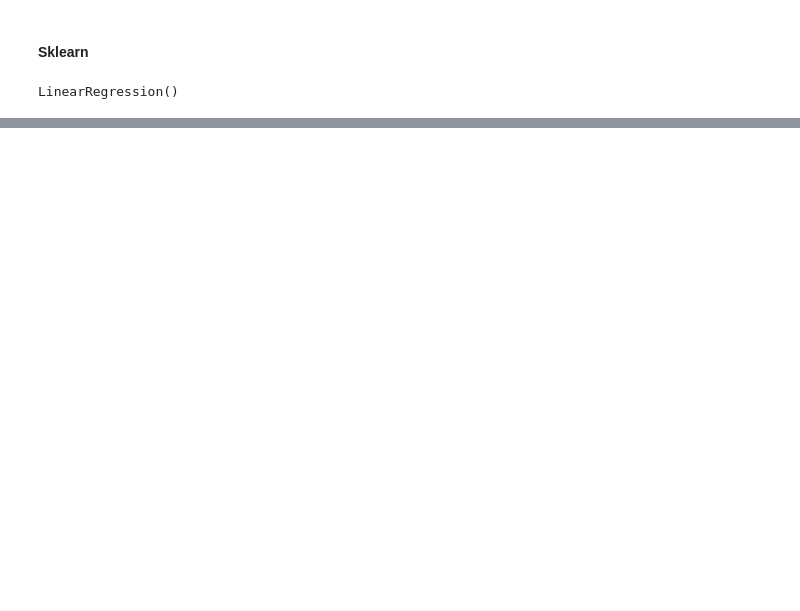
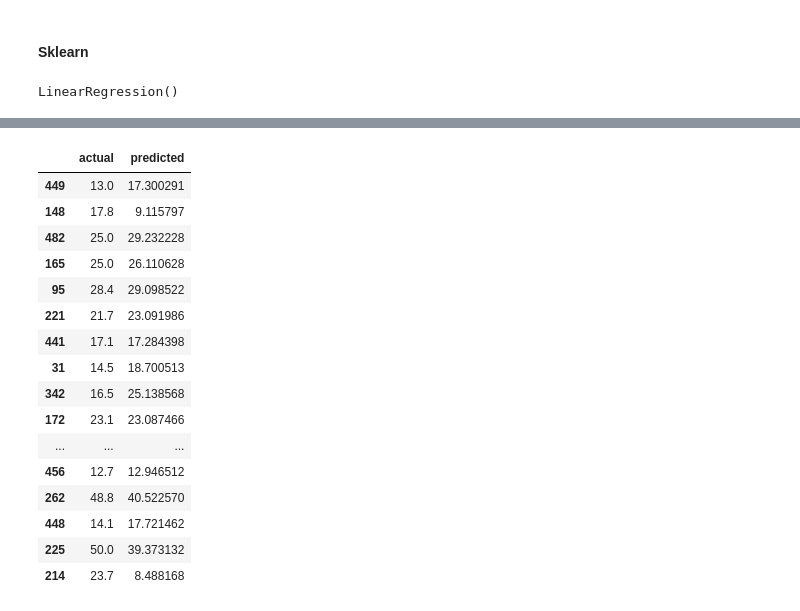
Before and after one commit to datacuriosity/MCI_Python_28S_Level_2, a Jupyter notebook: Lecture/Lecture_01+02_Linear_Regression/Lecture_01.ipynb, the cells around one changed output, grey strips where cells are left out. Cells and saved outputs as stored; diff of their text form; code cells hidden in the pictures; blank space fills up the shorter version.

```diff
--- a/Lecture/Lecture_01+02_Linear_Regression/Lecture_01.ipynb
+++ b/Lecture/Lecture_01+02_Linear_Regression/Lecture_01.ipynb
@@ -161,0 +175,23 @@ LinearRegression()
+# %%
+pd.options.display.max_rows = 100
+# %%
+# Compair predicted values vs actual values
+pd.DataFrame({'actual': y_test, 'predicted': linear.predict(X_test)}).head(100)
+# %% [output]
+|  | actual | predicted |
+| 449 | 13.0 | 17.300291 |
+| 148 | 17.8 | 9.115797 |
+| 482 | 25.0 | 29.232228 |
+| 165 | 25.0 | 26.110628 |
+| 95 | 28.4 | 29.098522 |
+| 221 | 21.7 | 23.091986 |
+| 441 | 17.1 | 17.284398 |
+| 31 | 14.5 | 18.700513 |
+| 342 | 16.5 | 25.138568 |
+| 172 | 23.1 | 23.087466 |
+| ... | ... | ... |
+| 456 | 12.7 | 12.946512 |
+| 262 | 48.8 | 40.522570 |
+| 448 | 14.1 | 17.721462 |
+| 225 | 50.0 | 39.373132 |
+| 214 | 23.7 | 8.488168 |
```
Also changed, not shown: parts of 16 cells of this notebook.
